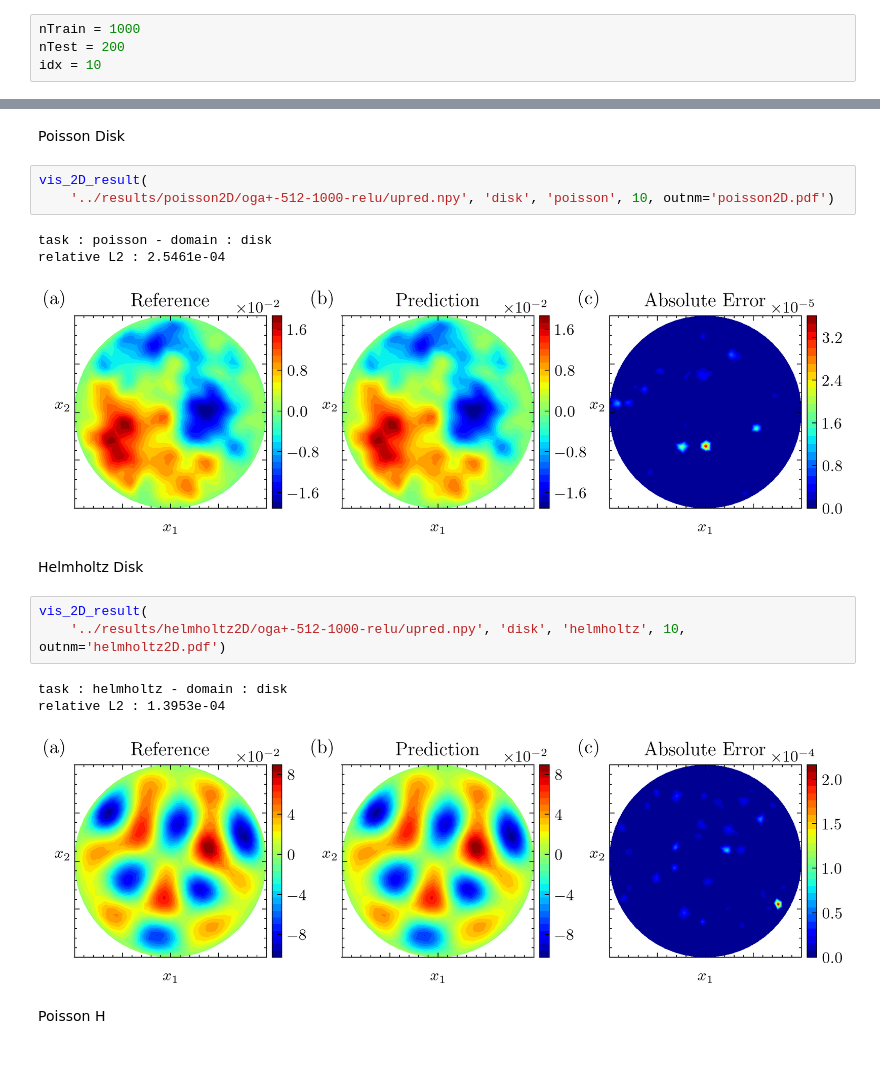
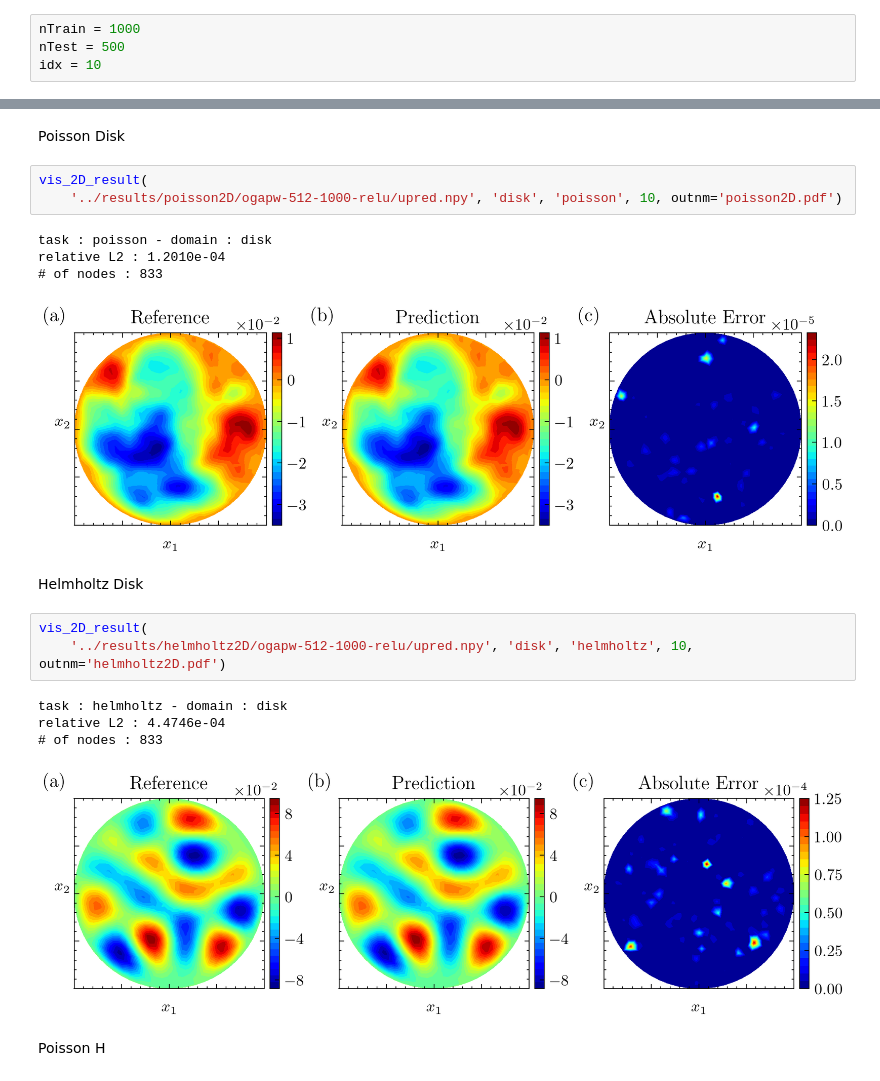
Before and after one commit to linye-boli/OGA-KernelEstimation, a Jupyter notebook: vis/vis2D.ipynb, the cells around one changed output, grey strips where cells are left out. Saved outputs shown, nothing was run; the diff lists cells and outputs as text.

Commit message:
add more visualization code

```diff
--- a/vis/vis2D.ipynb
+++ b/vis/vis2D.ipynb
@@ -28,7 +29,7 @@ from utils import (
 from utils import relative_err
 # %%
 nTrain = 1000
-nTest = 200
+nTest = 500
 idx = 10
 # %%
 import matplotlib.tri as tri
@@ -130,20 +133,22 @@ def vis_2D_result(upath, domain, task, idx=10, outnm=None):
 Poisson Disk
 # %%
 vis_2D_result(
-    '../results/poisson2D/oga+-512-1000-relu/upred.npy', 'disk', 'poisson', 10, outnm='poisson2D.pdf')
+    '../results/poisson2D/ogapw-512-1000-relu/upred.npy', 'disk', 'poisson', 10, outnm='poisson2D.pdf')
 # %% [output]
 task : poisson - domain : disk
-relative L2 : 2.5461e-04
+relative L2 : 1.2010e-04
+# of nodes : 833
-[figure, old version]
+[figure, new version]
 # %% [markdown]
 Helmholtz Disk
 # %%
 vis_2D_result(
-    '../results/helmholtz2D/oga+-512-1000-relu/upred.npy', 'disk', 'helmholtz', 10, outnm='helmholtz2D.pdf')
+    '../results/helmholtz2D/ogapw-512-1000-relu/upred.npy', 'disk', 'helmholtz', 10, outnm='helmholtz2D.pdf')
 # %% [output]
 task : helmholtz - domain : disk
-relative L2 : 1.3953e-04
+relative L2 : 4.4746e-04
+# of nodes : 833
-[figure, old version]
+[figure, new version]
 # %% [markdown]
 Poisson H
 # %%
```
Also changed, not shown: parts of 12 cells of this notebook, 13 other files.
